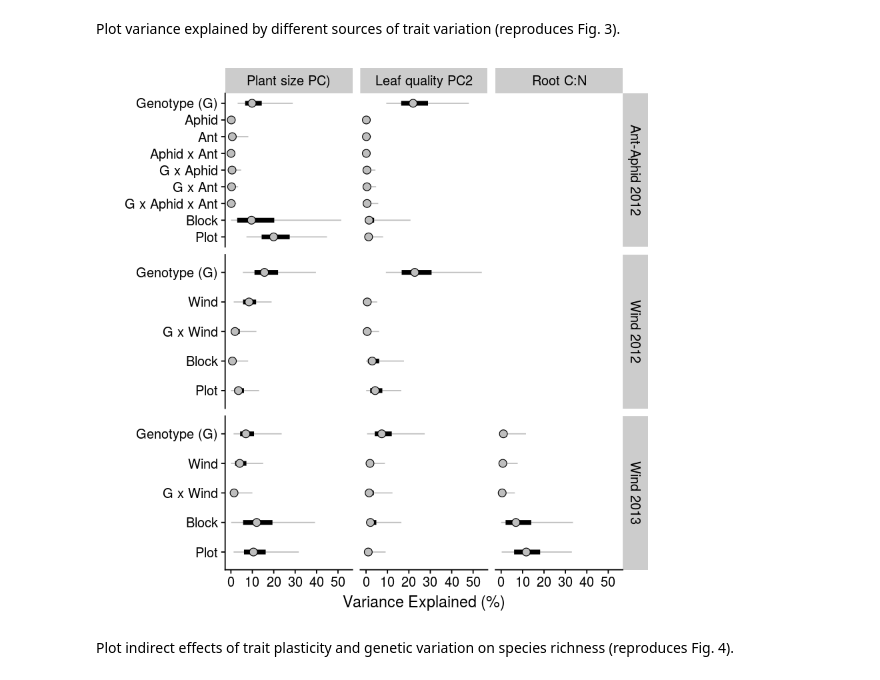
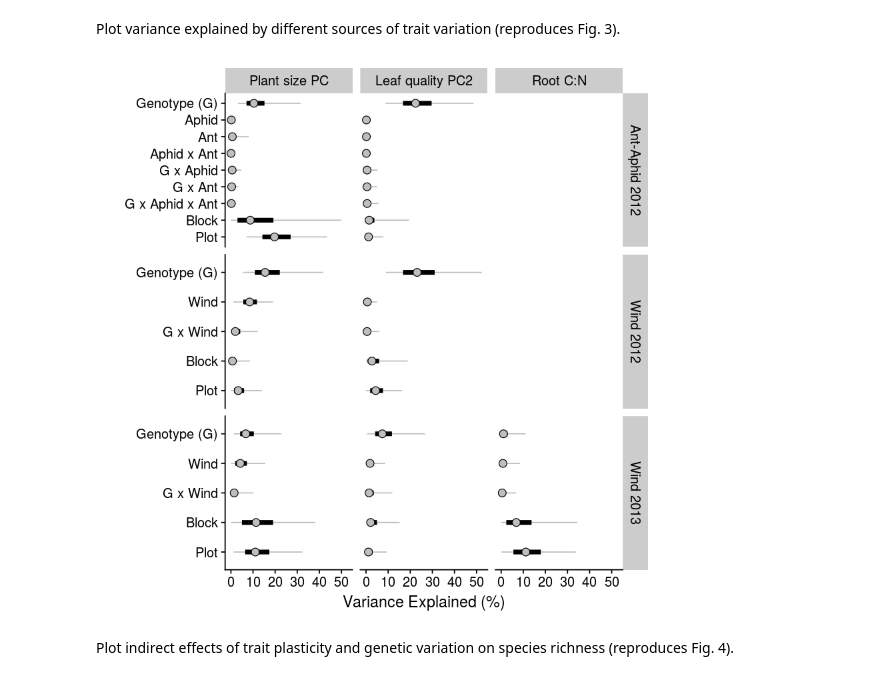
Before and after one commit to mabarbour/Lanphere_Experiments, a Jupyter notebook: reproduce_lanphere_analyses_and_figures.ipynb, the cells around one changed output. Cells and saved outputs as stored; diff of their text form; code cells hidden in the pictures.

```diff
--- a/reproduce_lanphere_analyses_and_figures.ipynb
+++ b/reproduce_lanphere_analyses_and_figures.ipynb
@@ -144,7 +162,7 @@ general_brm <- function(formula, family, data, ...) {
   brm(formula=formula, data=data, family=gaussian(link="identity"),
       prior=c(prior(normal(0,1), class=b),
               prior(normal(0,1), class=sd)),
-      control=list(adapt_delta=0.99),
+      control=list(adapt_delta=0.999),
       chains=4)
   # all other brm parameters correspond to the defaults
 }
@@ -349,7 +367,7 @@ trait.effects.df <- bind_rows(mutate(gather(select(trait.rich.aa.12, b_sc.Trait.
   separate(Experiment_Year, into=c("Experiment","Year"), sep = " ", remove=F)
 trait.effects.df$Trait <- factor(trait.effects.df$Trait,
                                  levels = rev(c("b_sc.Trait.PC1","b_sc.Trait.PC2","b_sc.log.Root.CN")),
-                                 labels = rev(c("Plant size PC)", "Leaf quality PC", "Root C:N")))
+                                 labels = rev(c("Plant size PC", "Leaf quality PC", "Root C:N")))
 
 ## MAKE PLOT ----
 
@@ -620,35 +638,35 @@ aa.var.df <- ant.aphid_SDs %>%
             Block =             sd_Block__Intercept^2 /                               (sd_Genotype__Intercept^2 + sd_sc.Aphid.treatment^2 + sd_sc.Ant.mound.dist^2 + sd_sc.Aphid.treatment.sc.Ant.mound.dist^2 + sd_Genotype__sc.Aphid.treatment^2 + sd_Genotype__sc.Ant.mound.dist^2 + sd_Genotype__sc.Aphid.treatment.sc.Ant.mound.dist^2 + sd_Block__Intercept^2 + sd_Plot_code__Intercept^2 + sigma),
             Plot =              sd_Plot_code__Intercept^2 /                           (sd_Genotype__Intercept^2 + sd_sc.Aphid.treatment^2 + sd_sc.Ant.mound.dist^2 + sd_sc.Aphid.treatment.sc.Ant.mound.dist^2 + sd_Genotype__sc.Aphid.treatment^2 + sd_Genotype__sc.Ant.mound.dist^2 + sd_Genotype__sc.Aphid.treatment.sc.Ant.mound.dist^2 + sd_Block__Intercept^2 + sd_Plot_code__Intercept^2 + sigma),
             sample = sample, Experiment = Experiment, Year = Year, Response = Response) %>%
   gather(key = term, value = percent.variance, -(sample:Response))
 
 
 ## BIND & ORGANIZE DATA FOR PLOTTING ----
 
 var.df <- bind_rows(wind.var.df, aa.var.df) %>% unite(Experiment_Year, Experiment, Year, sep = " ", remove = F)
 var.df$term <- factor(var.df$term)
 var.df$term_ord <- factor(var.df$term, levels=c("Plot","Block","G x Aphid x Ant","G x Ant","G x Aphid","G x Wind","Aphid x Ant","Ant","Aphid","Wind","Genotype (G)")) # "Soil PC2","Soil PC1", "Root C:N","Trait PC2","Trait PC1"
 
 plot_traits <- filter(var.df, Response%in%c("Trait PC1","Trait PC2","Root C:N"))
-plot_traits$Response_ord <- factor(plot_traits$Response, levels = c("Trait PC1","Trait PC2", "Root C:N"), labels = c("Plant size PC)","Leaf quality PC2", "Root C:N"))
+plot_traits$Response_ord <- factor(plot_traits$Response, levels = c("Trait PC1","Trait PC2", "Root C:N"), labels = c("Plant size PC","Leaf quality PC2", "Root C:N"))
 
 
 ## MAKE PLOT ----
 
 traits_gg <- ggplot(plot_traits, aes(x=term_ord, y=percent.variance)) + # , fill=Response_ord
   stat_summary(fun.ymax=function(y) quantile(y,0.975), fun.ymin=function(y) quantile(y,0.025), geom="linerange", color="grey", size=0.5, position=position_dodge(width=0.75)) +
   stat_summary(fun.ymax=function(y) quantile(y,0.75), fun.ymin=function(y) quantile(y,0.25), geom="linerange", color="black", size=2, position=position_dodge(width=0.75)) +
   stat_summary(fun.y = median, size=3, shape=21, fill="grey", position=position_dodge(width=0.75), geom="point") +
   coord_flip() +
   ylab("Variance Explained (%)") +
   xlab("") +
   scale_y_continuous(breaks = c(0, 0.1, 0.2, 0.3, 0.4, 0.5), labels=c(0, 10, 20, 30, 40, 50)) +
   facet_grid(Experiment_Year ~ Response_ord, scales="free_y") +
   theme_cowplot()
 traits_gg
 save_plot(filename = "manuscript/figures/fig_trait_variance.png", plot = traits_gg, base_height = 6, base_width = 8)
 # %% [output]
-[figure, old version]
+[figure, new version]
 # %% [markdown]
 Plot indirect effects of trait plasticity and genetic variation on species richness (reproduces Fig. 4).
 # %%
```
Also changed, not shown: parts of 8 cells of this notebook, 6 other files.
